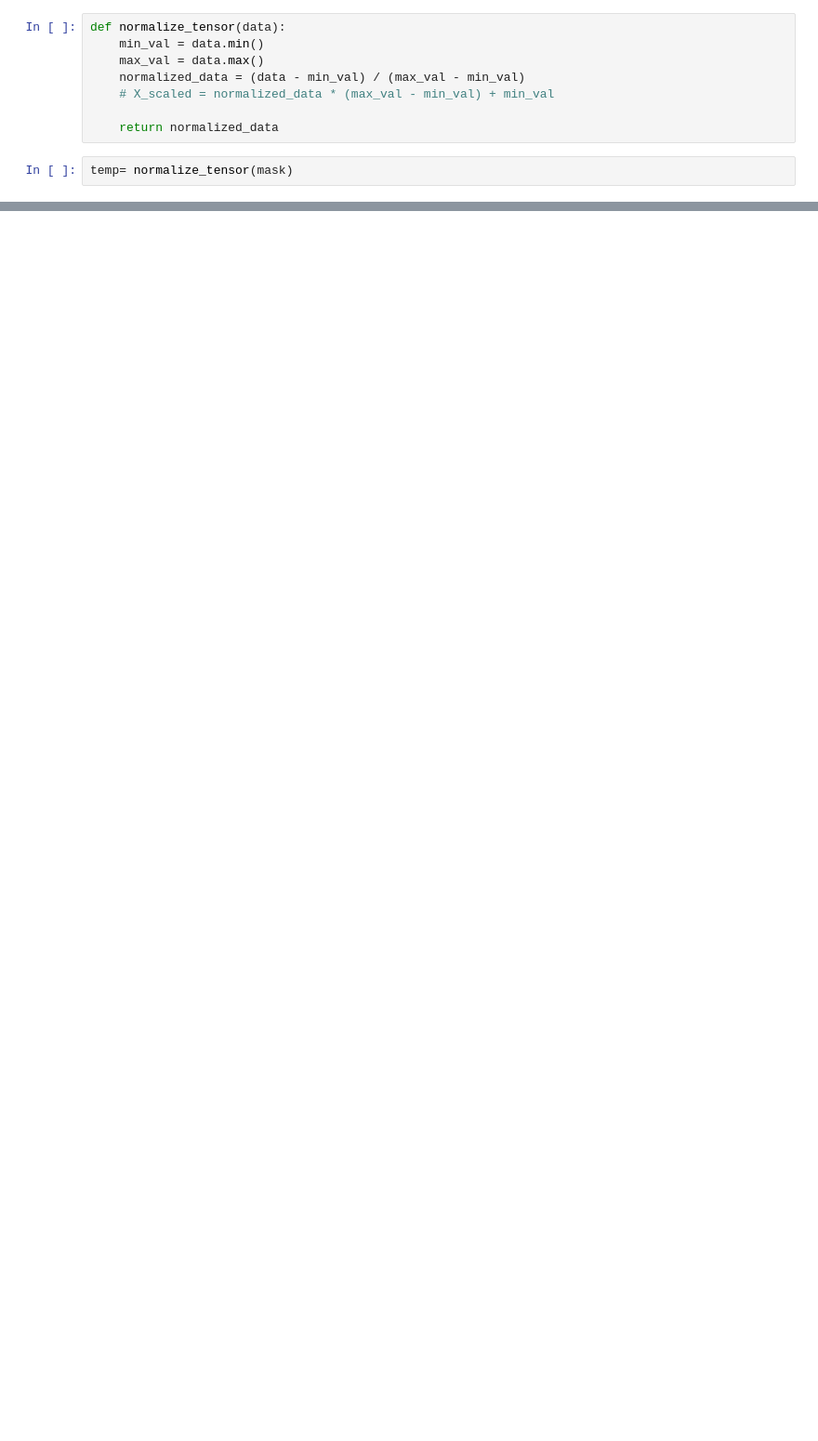
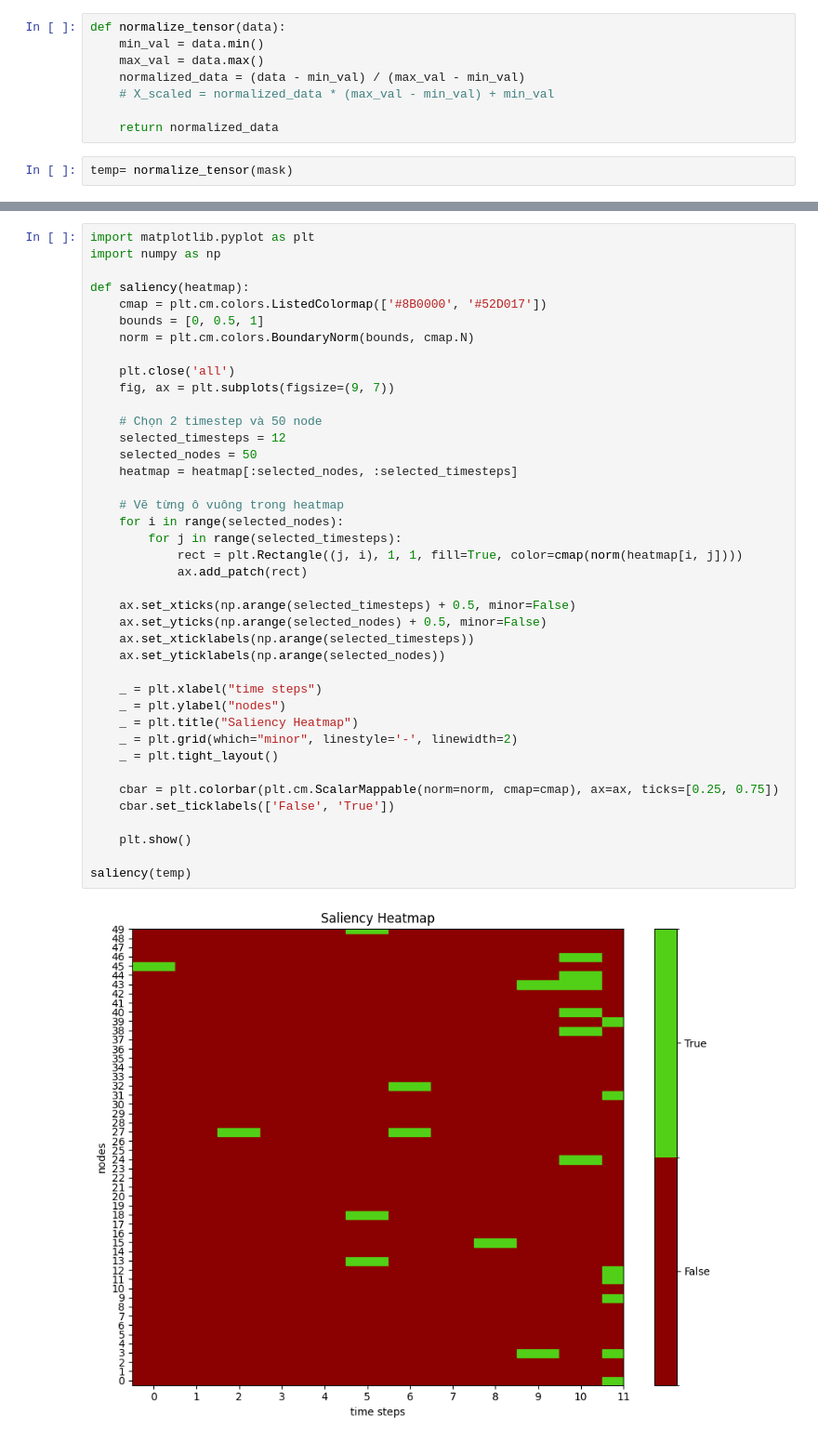
Before and after one commit to PMX120202/XAI4, a Jupyter notebook: XAI/visualize.ipynb, the cells around one changed output, grey strips where cells are left out. Shown at 93% size. Drawn from its saved outputs; the diff is of its cells as text; blank space fills up the shorter version.

```diff
--- a/XAI/visualize.ipynb
+++ b/XAI/visualize.ipynb
@@ -61,0 +56,42 @@ saliency(temp)
+# %%
+import matplotlib.pyplot as plt
+import numpy as np
+
+def saliency(heatmap):
+    cmap = plt.cm.colors.ListedColormap(['#8B0000', '#52D017'])
+    bounds = [0, 0.5, 1]
+    norm = plt.cm.colors.BoundaryNorm(bounds, cmap.N)
+
+    plt.close('all')
+    fig, ax = plt.subplots(figsize=(9, 7))
+
+    # Chọn 2 timestep và 50 node
+    selected_timesteps = 12
+    selected_nodes = 50
+    heatmap = heatmap[:selected_nodes, :selected_timesteps]
+
+    # Vẽ từng ô vuông trong heatmap
+    for i in range(selected_nodes):
+        for j in range(selected_timesteps):
+            rect = plt.Rectangle((j, i), 1, 1, fill=True, color=cmap(norm(heatmap[i, j])))
+            ax.add_patch(rect)
+
+    ax.set_xticks(np.arange(selected_timesteps) + 0.5, minor=False)
+    ax.set_yticks(np.arange(selected_nodes) + 0.5, minor=False)
+    ax.set_xticklabels(np.arange(selected_timesteps))
+    ax.set_yticklabels(np.arange(selected_nodes))
+
+    _ = plt.xlabel("time steps")
+    _ = plt.ylabel("nodes")
+    _ = plt.title("Saliency Heatmap")
+    _ = plt.grid(which="minor", linestyle='-', linewidth=2)
+    _ = plt.tight_layout()
+
+    cbar = plt.colorbar(plt.cm.ScalarMappable(norm=norm, cmap=cmap), ax=ax, ticks=[0.25, 0.75])
+    cbar.set_ticklabels(['False', 'True'])
+
+    plt.show()
+
+saliency(temp)
+# %% [output]
+[figure, added]
```
Also changed, not shown: parts of 13 cells of this notebook, 52 other files.
